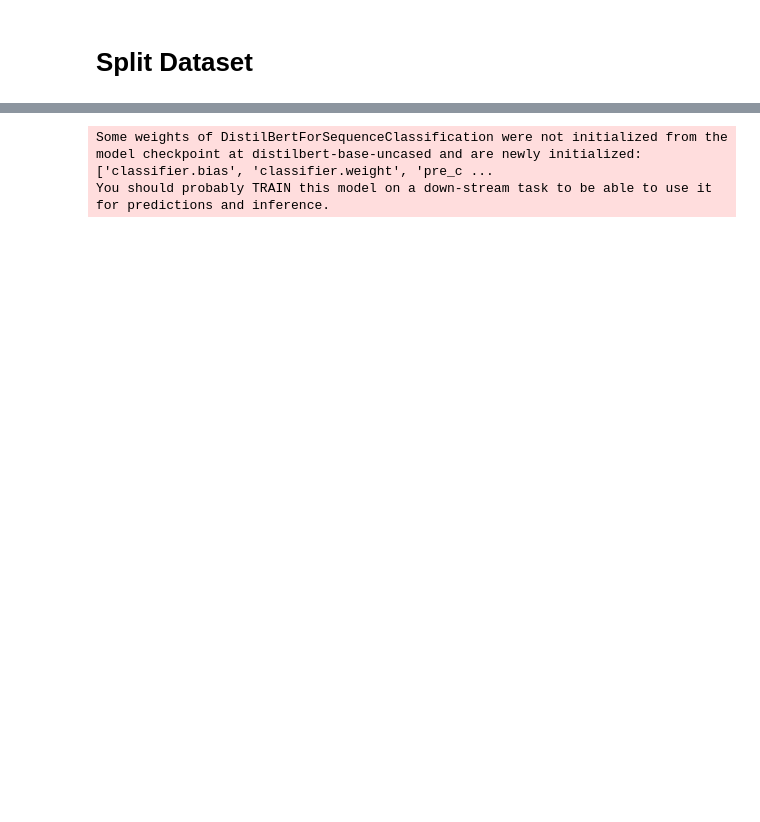
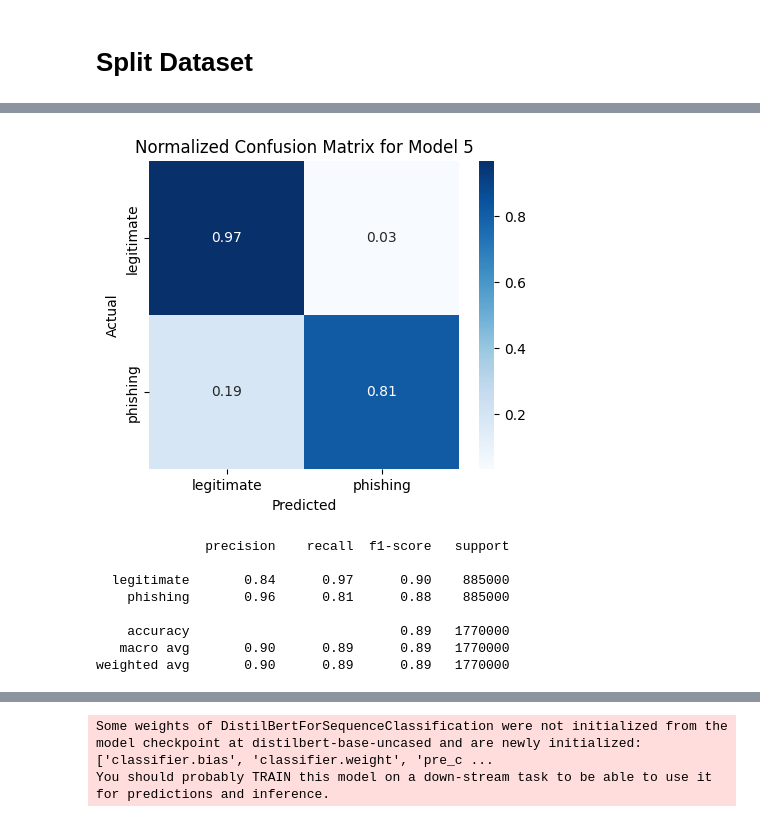
Before and after one commit to zxianyap142857/Cybersecurity-Browser-Extension, a Jupyter notebook: Phishing_Link_Detection.ipynb, the cells around one changed output, grey strips where cells are left out. Drawn from its saved outputs; the diff is of its cells as text; code cells hidden in the pictures; blank space fills up the shorter version.

```diff
--- a/Phishing_Link_Detection.ipynb
+++ b/Phishing_Link_Detection.ipynb
@@ -227,0 +423,26 @@ test_encodings = tokenizer(
+# %%
+from sklearn.metrics import classification_report
+# Normalized matrix (percentages by true class)
+class_names = ['legitimate', 'phishing']  # adjust order/names to match your mapping
+cm = confusion_matrix(y_true, y_pred)
+
+cmn = cm.astype('float') / cm.sum(axis=1)[:, None]
+plt.figure(figsize=(5,4))
+sns.heatmap(cmn, annot=True, fmt='.2f', xticklabels=class_names, yticklabels=class_names, cmap='Blues')
+plt.xlabel('Predicted');
+plt.ylabel('Actual');
+plt.title('Normalized Confusion Matrix for Model 5')
+plt.savefig('Model 5 Normalised Confusion Matrix')
+plt.show()
+
+print(classification_report(y_true, y_pred, target_names=class_names))
+# %% [output]
+[figure, added]
+              precision    recall  f1-score   support
+
+  legitimate       0.84      0.97      0.90    885000
+    phishing       0.96      0.81      0.88    885000
+
+    accuracy                           0.89   1770000
+   macro avg       0.90      0.89      0.89   1770000
+weighted avg       0.90      0.89      0.89   1770000
```
Also changed, not shown: parts of 103 cells of this notebook.
